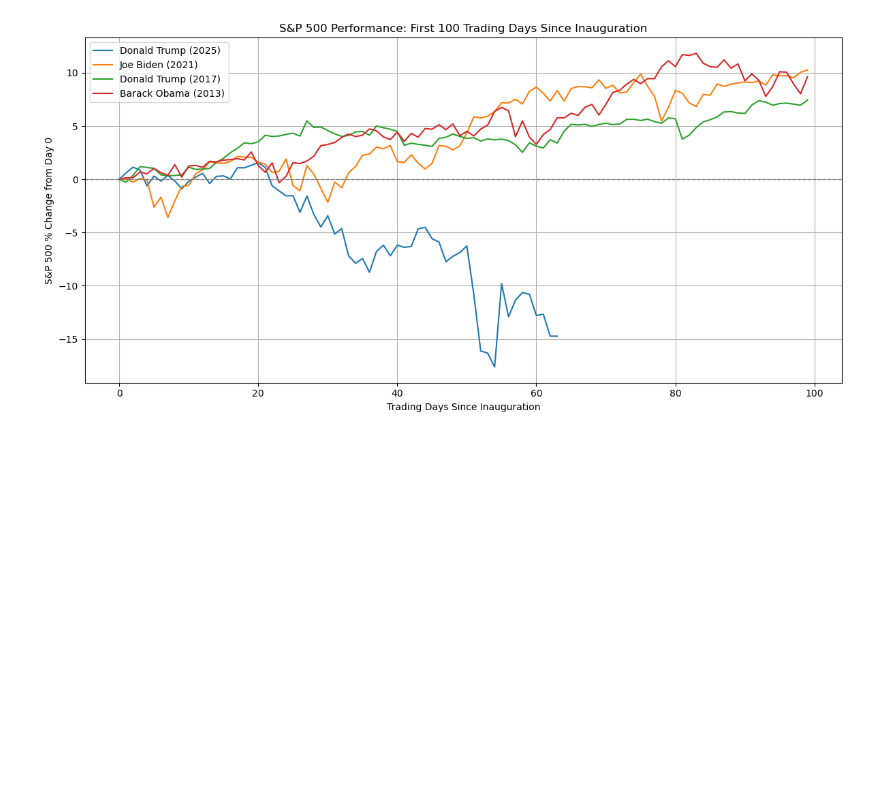
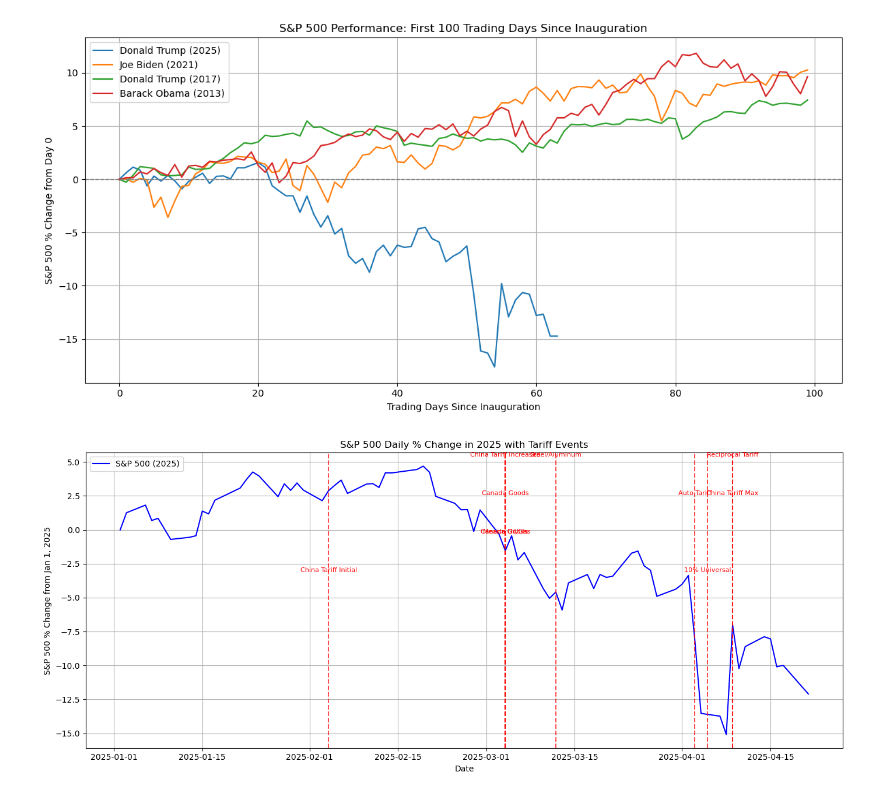
Before and after one commit to omega1119/sandp-tariffs, a Jupyter notebook: main.ipynb, the cells around one changed output. Cells and saved outputs as stored; diff of their text form; code cells hidden in the pictures; blank space fills up the shorter version.

Commit message:
Tariff events and labels

```diff
--- a/main.ipynb
+++ b/main.ipynb
@@ -116,3 +116,54 @@ plt.tight_layout()
 plt.show()
 # %% [output]
 [figure]
+# %%
+# Filter data for 2025 only
+sp500_2025 = data[(data.index >= "2025-01-01") & (data.index <= "2025-12-31")].copy()
+sp500_2025['Pct Change'] = (sp500_2025['Close'] / sp500_2025['Close'].iloc[0] - 1) * 100
+
+# Tariff events and labels
+tariff_events = [
+    {"label": "Steel/Aluminum", "date": "2025-03-12"},
+    {"label": "Auto Tariff", "date": "2025-04-03"},
+    {"label": "Auto Parts", "date": "2025-05-03"},
+    {"label": "10% Universal", "date": "2025-04-05"},
+    {"label": "Reciprocal Tariff", "date": "2025-04-09"},
+    {"label": "Canada Goods", "date": "2025-03-04"},
+    {"label": "Canada Oil/Gas", "date": "2025-03-04"},
+    {"label": "China Tariff Initial", "date": "2025-02-04"},
+    {"label": "China Tariff Increased", "date": "2025-03-04"},
+    {"label": "China Tariff Max", "date": "2025-04-09"},
+    {"label": "Mexico Goods", "date": "2025-03-04"},
+]
+
+# Convert string dates to datetime
+for event in tariff_events:
+    event["datetime"] = pd.to_datetime(event["date"])
+
+# Plot the S&P 500 percentage change
+plt.figure(figsize=(14, 6))
+plt.plot(sp500_2025.index, sp500_2025['Pct Change'], label="S&P 500 (2025)", color="blue")
+
+# Add vertical lines for tariff events with staggered horizontal labels and bigger gaps
+y_min, y_max = plt.ylim()
+label_spacing = 0.5  # bigger gap between label levels
+num_levels = 4
+
+label_y_positions = [y_max * (0.95 - label_spacing * (i % num_levels)) for i in range(len(tariff_events))]
+
+for i, event in enumerate(tariff_events):
+    if sp500_2025.index.min() <= event["datetime"] <= sp500_2025.index.max():
+        plt.axvline(event["datetime"], color='red', linestyle='--', alpha=0.7)
+        plt.text(event["datetime"], label_y_positions[i], event["label"],
+                 rotation=0, ha='center', fontsize=8, color='red')
+
+# Final formatting
+plt.title("S&P 500 Daily % Change in 2025 with Tariff Events")
+plt.xlabel("Date")
+plt.ylabel("S&P 500 % Change from Jan 1, 2025")
+plt.grid(True)
+plt.tight_layout()
+plt.legend()
+plt.show()
+# %% [output]
+[figure, added]
```
